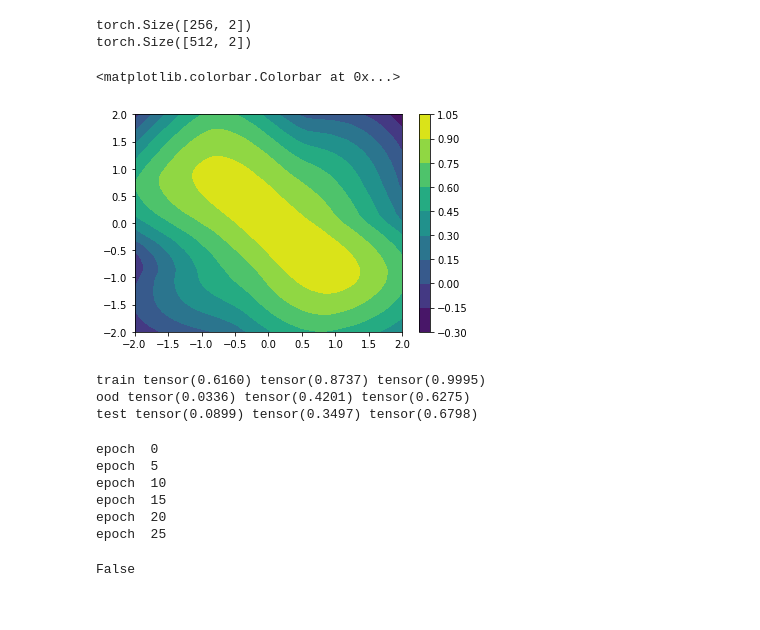
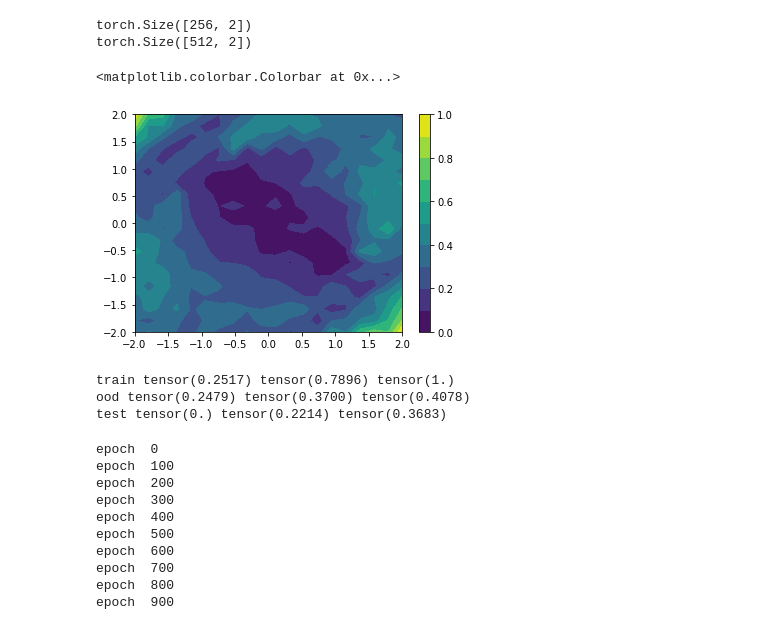
Before and after one commit to MJ10/DEUP, a Jupyter notebook: notebooks/flows_density_est.ipynb, the cells around one changed output. Drawn from its saved outputs; the diff is of its cells as text; code cells hidden in the pictures.

```diff
--- a/notebooks/flows_density_est.ipynb
+++ b/notebooks/flows_density_est.ipynb
@@ -20,7 +22,8 @@ def oracle(x, noise=0.1):
     with torch.no_grad():
         m = torch.distributions.Normal(torch.tensor([0.0]), torch.tensor([1]))
         m = m.sample((x.size(0),))
-        return (x ** 2).sum(axis=1).unsqueeze(1) + noise * m
+        # return (x ** 2).sum(axis=1).unsqueeze(1) + noise * m
+        return (np.pi * (x ** 2)).sum(axis=1).unsqueeze(1).sin() + noise * m
 
 def generate_data(n=128):
     # generate data from U([0, 1/2] union U([1/2 + sep, 1 + sep]))
@@ -33,7 +36,9 @@ def generate_data(n=128):
         m = torch.distributions.MultivariateNormal(torch.tensor([-1.0, -1.0]), .05 * torch.eye(2))
         x_test = m.sample(torch.Size((n,)))
         m = torch.distributions.MultivariateNormal(torch.tensor([1.0, 1.0]), .05 * torch.eye(2))
-        ood_x = m.sample(torch.Size((n,)))
+        ood_x = m.sample(torch.Size((n // 2,)))
+        m = torch.distributions.MultivariateNormal(torch.tensor([0.0, 0.0]), .05 * torch.eye(2))
+        ood_x = torch.cat((ood_x, m.sample(torch.Size((n // 10,)))))
         y = oracle(x)
         y2 = oracle(x)
         # y2 = y
@@ -66,16 +71,25 @@ plt.show()
 # %%
-density_estimator = MAFMOGDensityEstimator(n_components=3, n_blocks=5, lr=1e-4, use_log_density=True, use_density_scaling=True)
+density_estimator = MAFMOGDensityEstimator(n_components=3, n_blocks=5, lr=1e-3, use_log_density=True, use_density_scaling=True)
 # density_estimator = MADEMOGDensityEstimator(n_components=5, lr=1e-4, epochs=20, use_log_density=True)
+network = create_network(2, 1, 64, 'relu', False, 3, 0.3)
+optimizer = create_optimizer(network, 1e-3)
 
-features = 'd'
-networks = {'a_predictor': create_network(2, 1, 64, 'tanh', True),
-            'e_predictor': create_network(len(features) + (1 if 'x' in features else 0), 1, 64, 'relu', True, 3),
-            'f_predictor': create_network(2, 1, 64, 'relu', False)
+mcdrop = MCDropout(x, y, network, optimizer, batch_size=64)
+variance_source = VarianceSource(mcdrop, 50, 1000)
+losses = variance_source.fit()
+plt.plot(losses)
+plt.title('mcdrop losses')
+plt.show()
+
+features = 'xdv'
+networks = {'a_predictor': create_network(2, 1, 64, 'tanh', True, 2),
+            'e_predictor': create_network(len(features) + (1 if 'x' in features else 0), 1, 512, 'relu', True, 4),
+            'f_predictor': create_network(2, 1, 64, 'relu', False, 2)
             }
 
 optimizers = {'a_optimizer': create_optimizer(networks['a_predictor'], 1e-3),
-              'e_optimizer': create_optimizer(networks['e_predictor'], 1e-4, weight_decay=1e-2),
-              'f_optimizer': create_optimizer(networks['f_predictor'], 1e-3)
+              'e_optimizer': create_optimizer(networks['e_predictor'], 1e-4),
+              'f_optimizer': create_optimizer(networks['f_predictor'], 5e-4)
               }
 
 model = EpistemicPredictor(train_X=x,
@@ -87,4 +101,6 @@ model = EpistemicPredictor(train_X=x,
                            ood_X=ood_x,
                            ood_Y=ood_y,
                            features=features,
-                           retrain=False)
+                           retrain=False,
+                           variance_source=variance_source,
+                          batch_size=64)
@@ -98,24 +116,25 @@ torch.Size([512, 2])
 # %%
 xmin, xmax = -2, 2
 ymin, ymax = -2, 2
-n = 200
+n = 20
 xx1 = torch.linspace(xmin, xmax, n)
 xx2 = torch.linspace(ymin, ymax, n)
 xx, yy = torch.meshgrid(xx1, xx2)
 xy = torch.stack((xx.flatten(), yy.flatten()), dim=-1).squeeze()
 density = density_estimator.score_samples(xy).squeeze()
+variance = variance_source.score_samples(xy).squeeze()
 plt.contourf(xx, yy,
-             density.view(n, n).data.numpy(), # if not density_estimator.use_log_density else np.exp(density.view(n, n).data.numpy()),
+             variance.view(n, n).data.numpy(),# if not density_estimator.use_log_density else np.exp(density.view(n, n).data.numpy()),
              levels=10,)
 plt.colorbar()
 # %% [output]
 <matplotlib.colorbar.Colorbar at 0x...>
-[figure, old version]
+[figure, new version]
 # %%
 print('train', density_estimator.score_samples(x).min(), density_estimator.score_samples(x).mean(), density_estimator.score_samples(x).max())
 print('ood', density_estimator.score_samples(ood_x).min(), density_estimator.score_samples(ood_x).mean(), density_estimator.score_samples(ood_x).max())
 print('test', density_estimator.score_samples(x_test).min(), density_estimator.score_samples(x_test).mean(), density_estimator.score_samples(x_test).max())
 # %% [output]
-train tensor(0.6160) tensor(0.8737) tensor(0.9995)
-ood tensor(0.0336) tensor(0.4201) tensor(0.6275)
-test tensor(0.0899) tensor(0.3497) tensor(0.6798)
+train tensor(0.2517) tensor(0.7896) tensor(1.)
+ood tensor(0.2479) tensor(0.3700) tensor(0.4078)
+test tensor(0.) tensor(0.2214) tensor(0.3683)
@@ -122,27 +144,24 @@ test tensor(0.0899) tensor(0.3497) tensor(0.6798)
 # %%
-epochs = 30
-losses_afe = {'a': [], 'e': [], 'f': []}
-
 for i in range(epochs):
-    if i % (1 if model.retrain else 5) == 0:
+    if i % (1 if model.retrain else 100) == 0:
         print('epoch ', i)
     new_losses = model.fit()
     if np.isnan(new_losses['e']).any():
         print('nan')
         break
-    for key in 'afe':
+    for key in 'af':
         if model.retrain:
             losses_afe[key].extend(new_losses[key])
         else:
             losses_afe[key].append(np.mean(new_losses[key]))
 # %% [output]
 epoch  0
-epoch  5
-epoch  10
-epoch  15
-epoch  20
-epoch  25
+epoch  100
+epoch  200
+epoch  300
+epoch  400
+epoch  500
+epoch  600
+epoch  700
+epoch  800
+epoch  900
-# %%
-np.isnan(new_losses['e']).any()
-# %% [output]
-False
```
Also changed, not shown: parts of 13 cells of this notebook, 10 other files.
